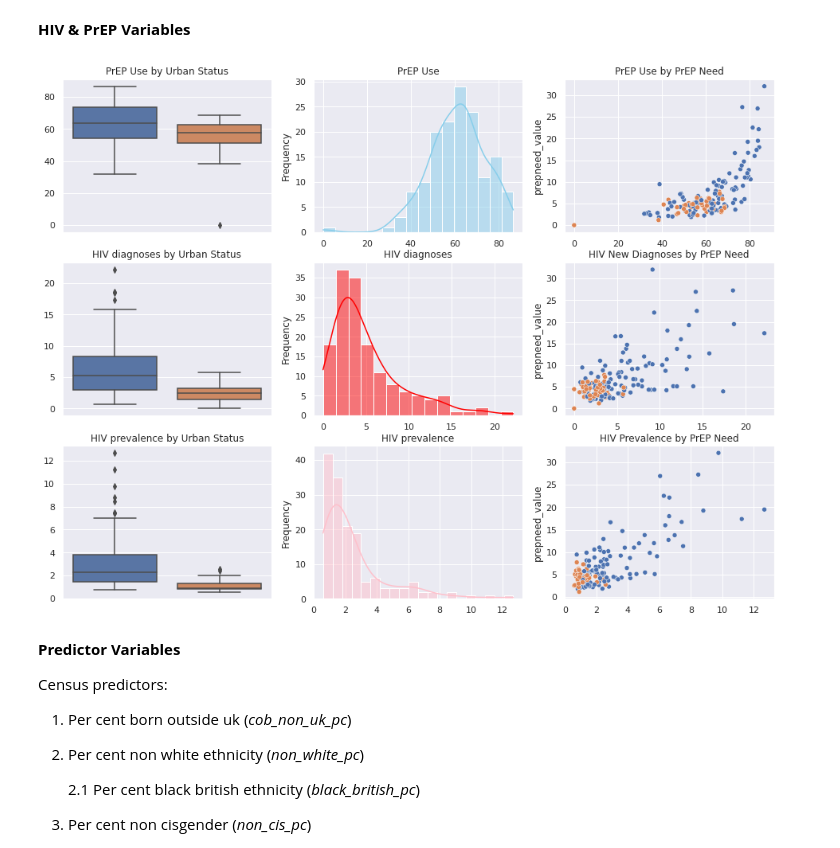
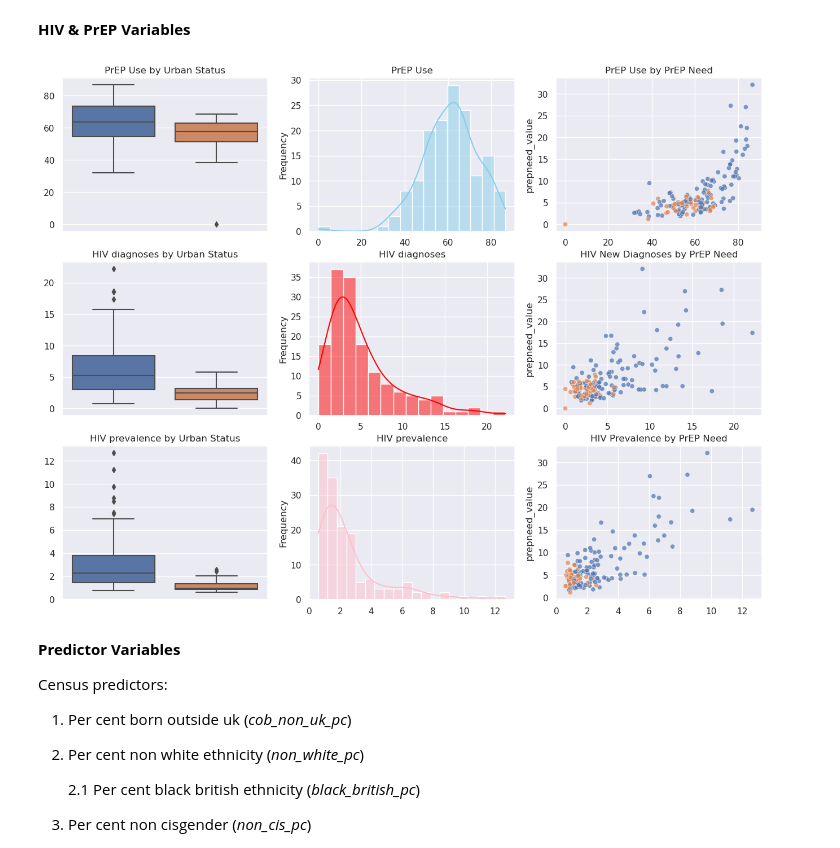
Before and after one commit to joepost/CASA0007_MajorAssessment, a Jupyter notebook: python_notebook.ipynb, the cells around one changed output. Drawn from its saved outputs; the diff is of its cells as text; code cells hidden in the pictures.

```diff
--- a/python_notebook.ipynb
+++ b/python_notebook.ipynb
@@ -605,0 +639,3 @@ Index(['2022_local_authorities_county', 'mnemonic', 'pop_density', 'cob_uk_pc',
+# %%
+full_df = full_df.dropna()
+full_df.shape
@@ -636,6 +677,9 @@ sns.pairplot(data=pairplotdf, hue='ru_3fold', height=2)
 ru_cats = "ru_2fold"
 # ru_cats = "ru_3fold"
 # ru_cats = "ru_6fold"
+
+# Set alpha value
+scatter_alpha = 0.7
 
 if ru_cats == "ru_2fold":
     ru_cats_order = ['Urban', 'Regional-Rural']
@@ -677,37 +721,37 @@ Reading the figure above, PrEP need is skewed towards the right, with a small ha
 #define dimensions of subplots (rows, columns)
 fig, axes = plt.subplots(3, 3, figsize = (16,12))
 
 #set theme
 sns.set(style="darkgrid")
 
 sns.boxplot(data=full_df, x=ru_cats, y='prepuse_value', order=ru_cats_order, ax=axes[0,0]).set(title="PrEP Use by Urban Status",
                                                                             xticklabels=[], xlabel=None, ylabel=None)
 sns.histplot(data=full_df, x='prepuse_value', color = "skyblue", kde = True, ax=axes[0,1]).set(title="PrEP Use",
                                                                                                   xlabel = "", ylabel="Frequency")
-sns.scatterplot(data=full_df, x='prepuse_value', y='prepneed_value',  hue = ru_cats,
+sns.scatterplot(data=full_df, x='prepuse_value', y='prepneed_value',  hue = ru_cats, alpha = scatter_alpha,
                 ax=axes[0,2], legend=False).set(title="PrEP Use by PrEP Need", xlabel = "")
 
 sns.boxplot(data=full_df, x=ru_cats, y='hivnewdiag_value', order=ru_cats_order, ax=axes[1,0]).set(title="HIV diagnoses by Urban Status",
                                                                             xticklabels=[], xlabel=None, ylabel=None)
 sns.histplot(data=full_df, x='hivnewdiag_value', color = "red", kde = True, ax=axes[1,1]).set(title="HIV diagnoses",
                                                                                                   xlabel = "", ylabel="Frequency")
-sns.scatterplot(data=full_df, x='hivnewdiag_value', y='prepneed_value',  hue = ru_cats,
+sns.scatterplot(data=full_df, x='hivnewdiag_value', y='prepneed_value',  hue = ru_cats, alpha = scatter_alpha,
                 ax=axes[1,2], legend=False).set(title="HIV New Diagnoses by PrEP Need", xlabel = "")
 
 sns.boxplot(data=full_df, x=ru_cats, y='hivprev_value', order=ru_cats_order, ax=axes[2,0]).set(title="HIV prevalence by Urban Status",
                                                                             xticklabels=[], xlabel=None, ylabel=None)
 sns.histplot(data=full_df, x='hivprev_value', color = "pink", kde = True, ax=axes[2,1]).set(title="HIV prevalence",
                                                                                                   xlabel = "", ylabel="Frequency")
-sns.scatterplot(data=full_df, x='hivprev_value', y='prepneed_value',  hue = ru_cats,
+sns.scatterplot(data=full_df, x='hivprev_value', y='prepneed_value',  hue = ru_cats, alpha = scatter_alpha,
                 ax=axes[2,2], legend=False).set(title="HIV Prevalence by PrEP Need", xlabel = "")
 
 
 # save figure to output folder
 plt.savefig(f"figures/distplots_hivpredictors_{ru_cats_filename}.png", dpi=600, facecolor="white", bbox_inches="tight")
 
 plt.show()
 # %% [output]
-[figure, old version]
+[figure, new version]
 # %% [markdown]
 **Predictor Variables**
 
```
Also changed, not shown: parts of 31 cells of this notebook.
